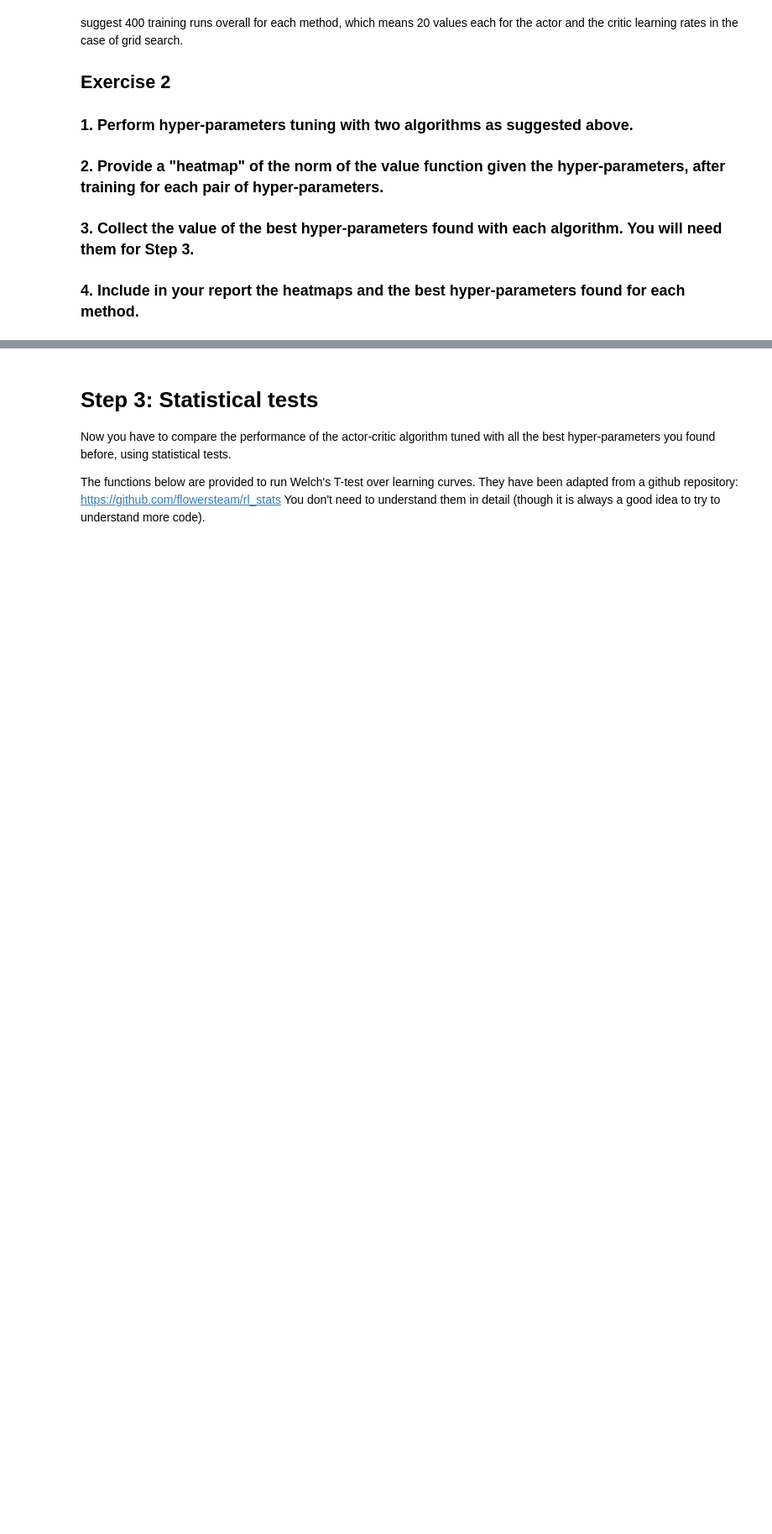
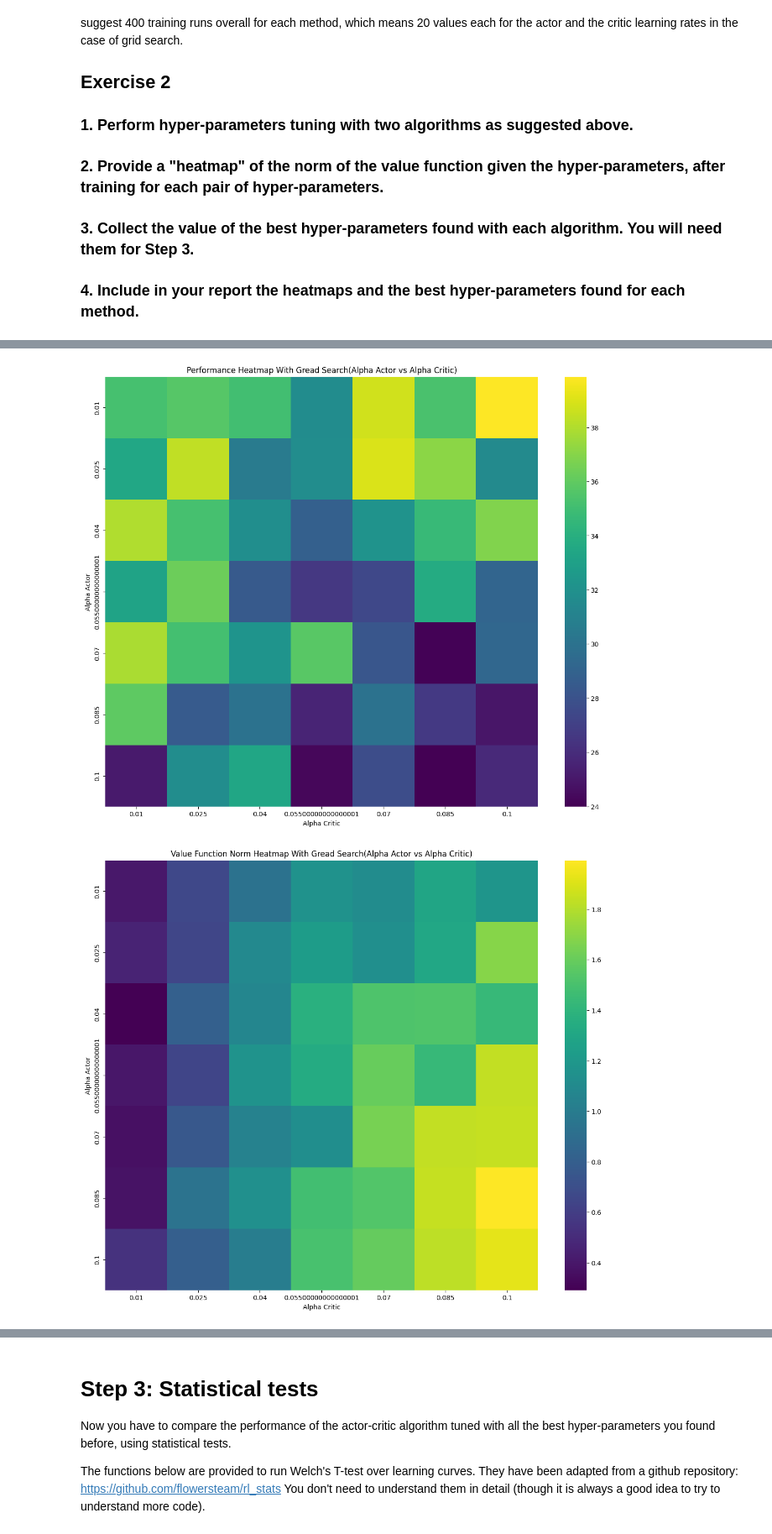
Before and after one commit to h2ocine/reinforcement-learning-projects, a Jupyter notebook: mini-projet-1/actor_critic_bayesian.ipynb, the cells around one changed output, grey strips where cells are left out. Shown at 84% size. Drawn from its saved outputs; the diff is of its cells as text; code cells hidden in the pictures; blank space fills up the shorter version.

```diff
--- a/mini-projet-1/actor_critic_bayesian.ipynb
+++ b/mini-projet-1/actor_critic_bayesian.ipynb
@@ -479,0 +484,41 @@ Best Hyperparameters found by Optuna:
+# %%
+import seaborn as sns
+
+# Plot the results of the grid search
+alpha_actors = [params['alpha_actor'] for params in all_params]
+alpha_critics = [params['alpha_critic'] for params in all_params]
+performances = all_performances
+
+# Transform the results into a matrix for a heatmap
+alpha_actor_values = np.unique(alpha_actors)
+alpha_critic_values = np.unique(alpha_critics)
+
+performance_matrix = np.zeros((len(alpha_actor_values), len(alpha_critic_values)))
+norm_matrix = np.zeros((len(alpha_actor_values), len(alpha_critic_values)))
+
+for i, alpha_actor in enumerate(alpha_actor_values):
+    for j, alpha_critic in enumerate(alpha_critic_values):
+        # Find the corresponding performance
+        for k in range(len(all_params)):
+            if all_params[k]['alpha_actor'] == alpha_actor and all_params[k]['alpha_critic'] == alpha_critic:
+                performance_matrix[i, j] = all_performances[k]
+                norm_matrix[i, j] = value_norms[k]
+
+                # Create a heatmap
+plt.figure(figsize=(15, 12))
+sns.heatmap(performance_matrix, xticklabels=alpha_critic_values, yticklabels=alpha_actor_values, cmap="viridis", annot=False)
+plt.title("Performance Heatmap With Gread Search(Alpha Actor vs Alpha Critic)")
+plt.xlabel("Alpha Critic")
+plt.ylabel("Alpha Actor")
+plt.show()
+
+# Plot the heatmap
+plt.figure(figsize=(15, 12))
+sns.heatmap(norm_matrix, xticklabels=alpha_critic_values, yticklabels=alpha_actor_values, cmap="viridis", annot=False)
+plt.title("Value Function Norm Heatmap With Gread Search(Alpha Actor vs Alpha Critic)")
+plt.xlabel("Alpha Critic")
+plt.ylabel("Alpha Actor")
+plt.show()
+# %% [output]
+[figure, added]
+[figure, added]
```
Also changed, not shown: parts of 13 cells of this notebook.
